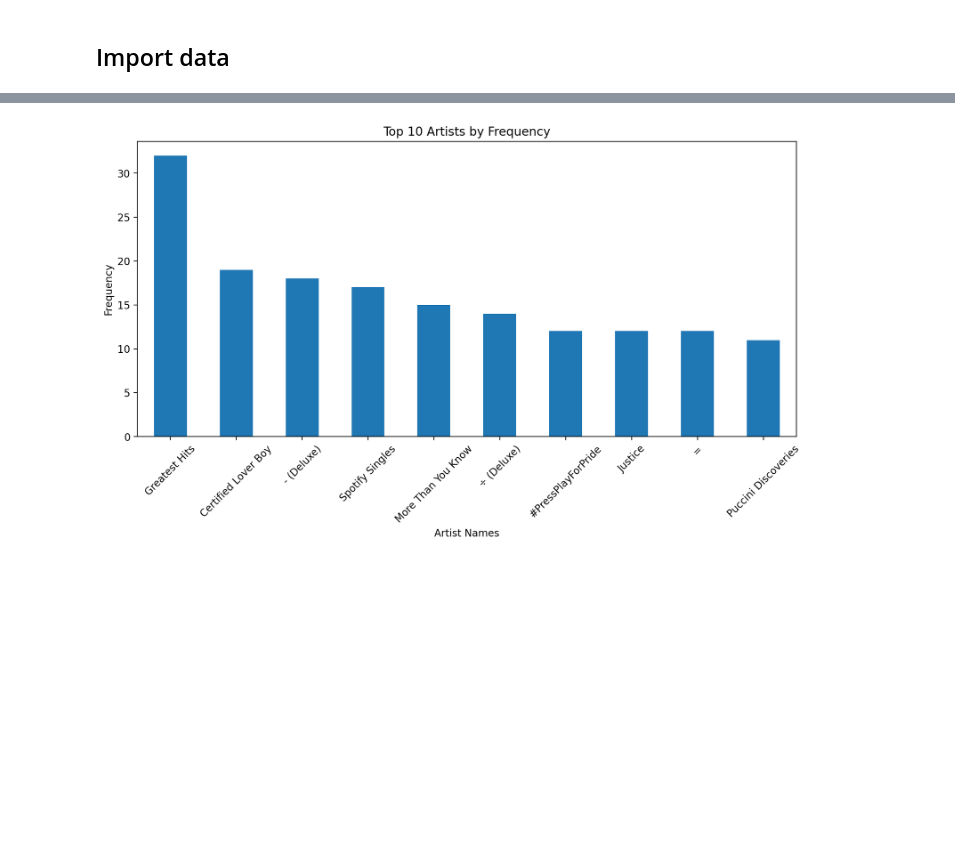
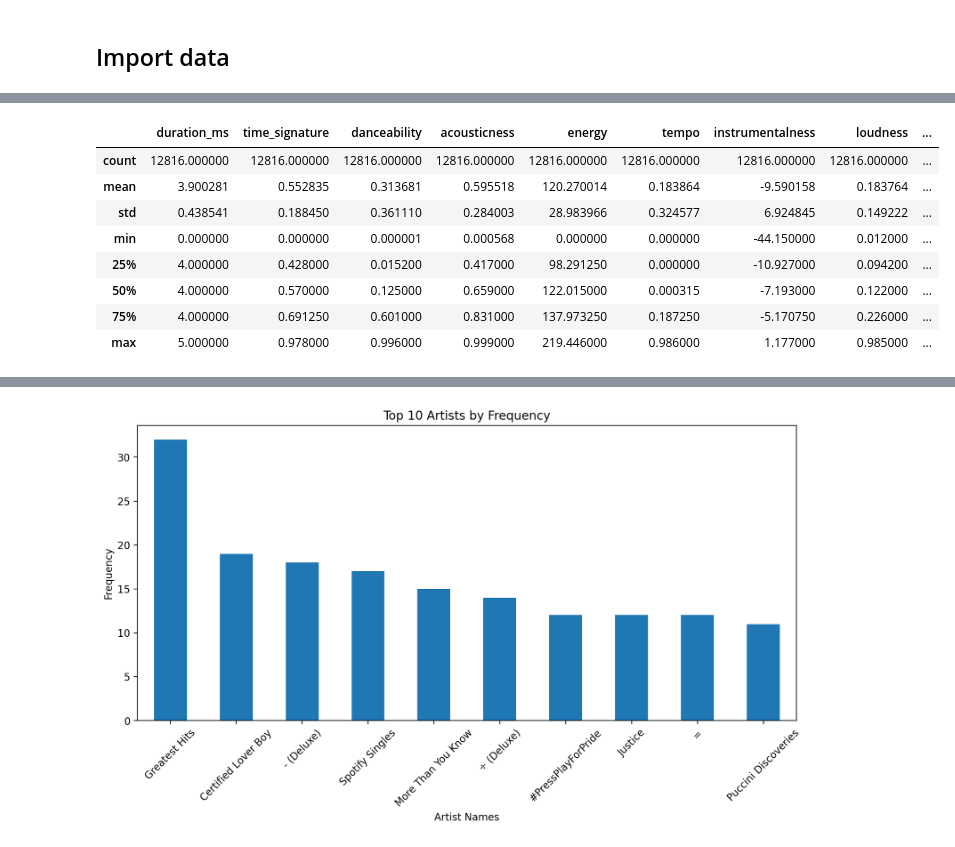
Before and after one commit to EthanFalcao/Spotify_Reccommendation_Algorithm, a Jupyter notebook: exploratory_data_analysis.ipynb, the cells around one changed output, grey strips where cells are left out. Drawn from its saved outputs; the diff is of its cells as text; code cells hidden in the pictures; blank space fills up the shorter version.

Commit message:
fixed data structure

```diff
--- a/exploratory_data_analysis.ipynb
+++ b/exploratory_data_analysis.ipynb
@@ -43,0 +105,15 @@ df_test.info()
+# %%
+# Dropping columns that could lead to data leakage
+df_num= df.drop(columns=['track_id','Song', 'Album', 'Artists' ])
+# %%
+df_num.describe()
+# %% [output]
+|  | duration_ms | time_signature | danceability | acousticness | energy | tempo | instrumentalness | loudness | ... |
+| count | 12816.000000 | 12816.000000 | 12816.000000 | 12816.000000 | 12816.000000 | 12816.000000 | 12816.000000 | 12816.000000 | ... |
+| mean | 3.900281 | 0.552835 | 0.313681 | 0.595518 | 120.270014 | 0.183864 | -9.590158 | 0.183764 | ... |
+| std | 0.438541 | 0.188450 | 0.361110 | 0.284003 | 28.983966 | 0.324577 | 6.924845 | 0.149222 | ... |
+| min | 0.000000 | 0.000000 | 0.000001 | 0.000568 | 0.000000 | 0.000000 | -44.150000 | 0.012000 | ... |
+| 25% | 4.000000 | 0.428000 | 0.015200 | 0.417000 | 98.291250 | 0.000000 | -10.927000 | 0.094200 | ... |
+| 50% | 4.000000 | 0.570000 | 0.125000 | 0.659000 | 122.015000 | 0.000315 | -7.193000 | 0.122000 | ... |
+| 75% | 4.000000 | 0.691250 | 0.601000 | 0.831000 | 137.973250 | 0.187250 | -5.170750 | 0.226000 | ... |
+| max | 5.000000 | 0.978000 | 0.996000 | 0.999000 | 219.446000 | 0.986000 | 1.177000 | 0.985000 | ... |
```
Also changed, not shown: parts of 9 cells of this notebook, 3 other files.
